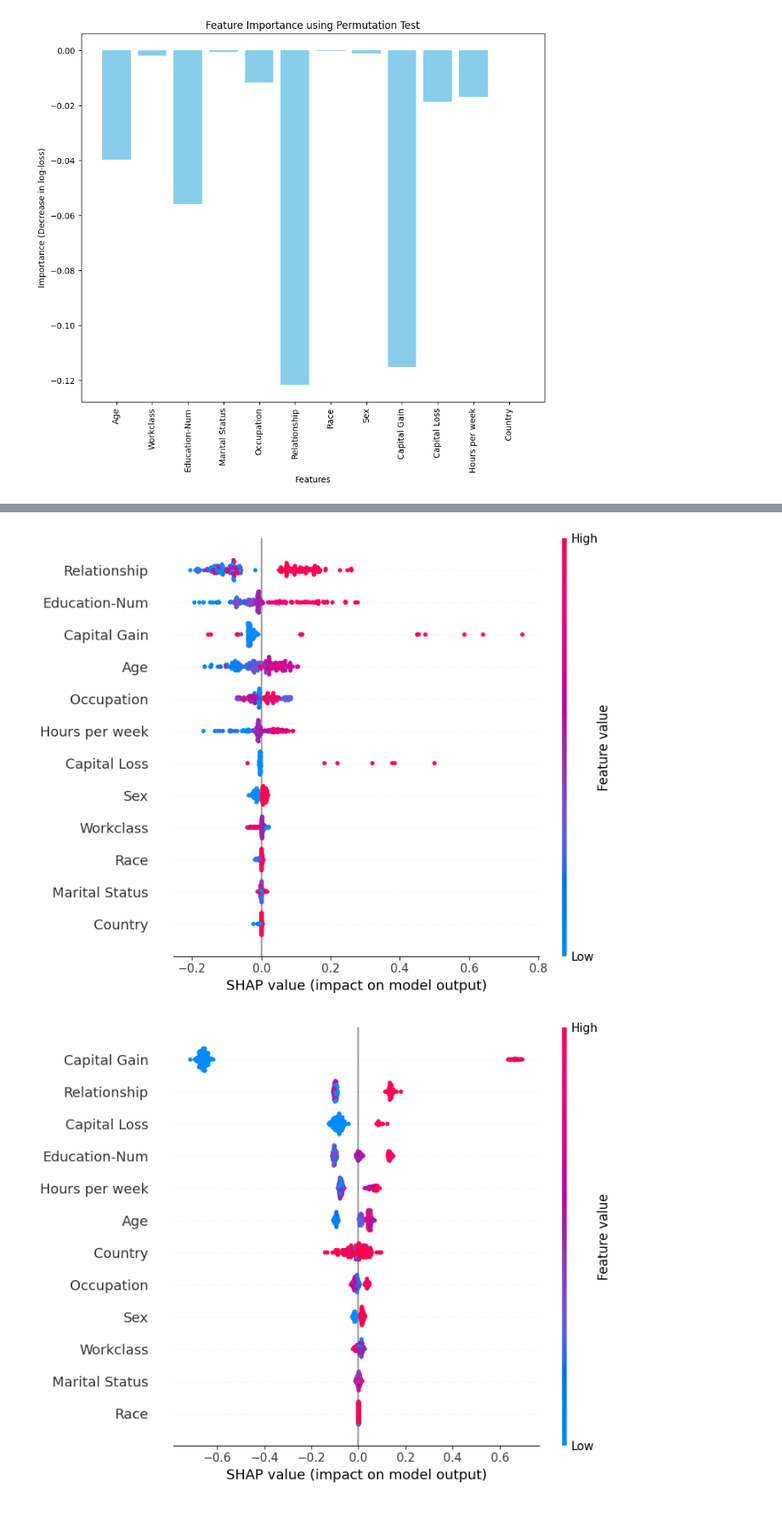
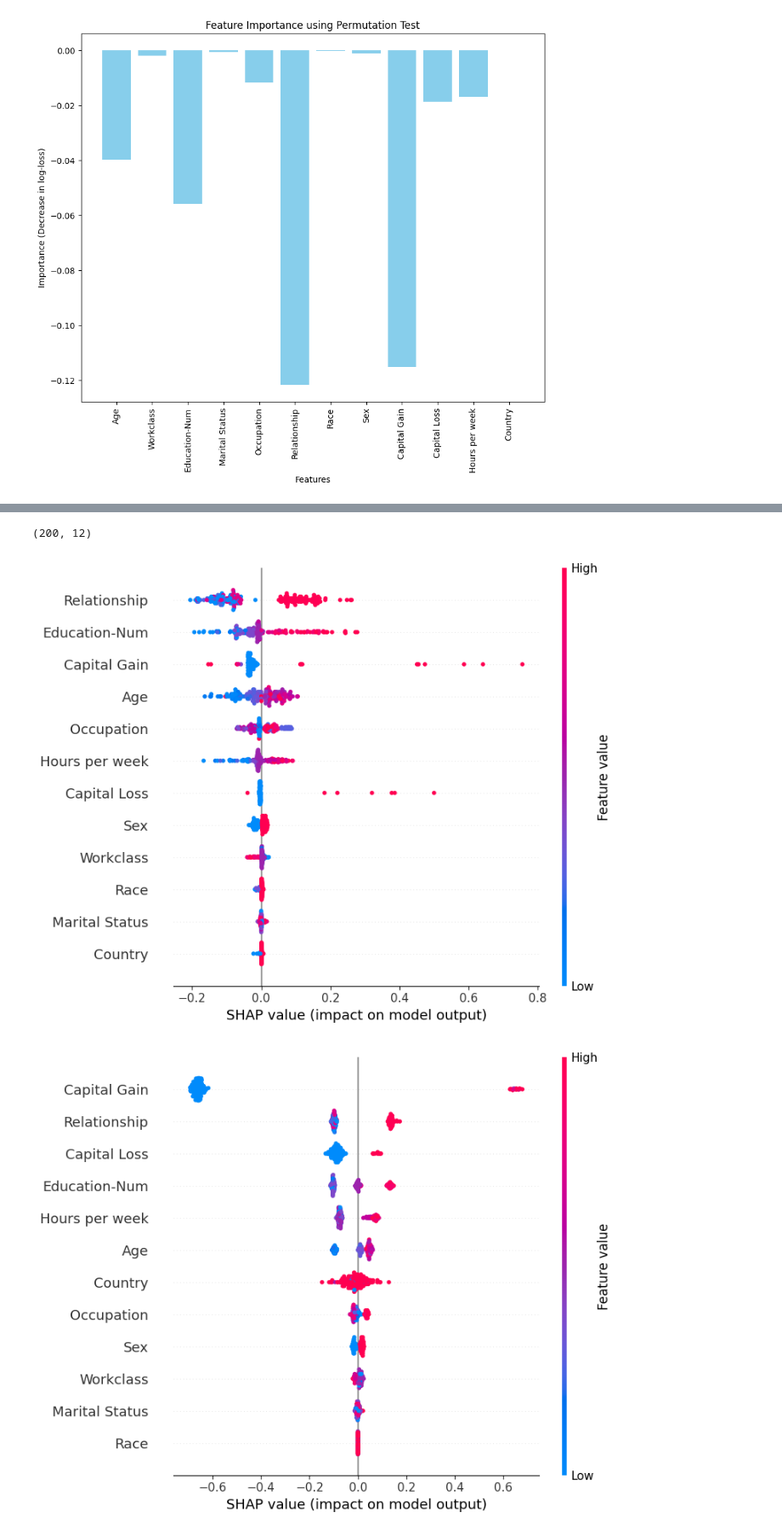
Before and after one commit to manya28/Explainable-AI, a Jupyter notebook: XAI 599 HW1.ipynb, the cells around one changed output, grey strips where cells are left out. Shown at 85% size. Cells and saved outputs as stored; diff of their text form; code cells hidden in the pictures.

```diff
--- a/XAI 599 HW1.ipynb
+++ b/XAI 599 HW1.ipynb
@@ -170,22 +170,27 @@ attributions_kernel = explainer_kernel.shap_values(explicands)
+# %%
+attributions_kernel.shape
+# type(attributions_kernel)
+# %% [output]
+(200, 12)
 # %%
-shap.summary_plot(attributions_kernel[:,:,1] , explicands)
+shap.summary_plot(attributions_kernel , explicands)
 # %% [output]
-[figure, old version]
+[figure, new version]
 # %%
-import lime.lime_tabular
-explainer = lime.lime_tabular.LimeTabularExplainer(X_train.values)
+from lime.lime_tabular import LimeTabularExplainer
+explainer_lime = LimeTabularExplainer(X_train.values, feature_names = X_display.columns)
 atts = []
-for explicand in explicands.values:
-    attr = explainer.explain_instance(explicand, clf.predict_proba,num_features=12).local_exp[1] # we get a list of tuples with feature index and feature contribution
-    attribution = sorted(attr, key = lambda x: x[0])
-    attribution = np.array([value[1] for value in attribution])
+for explicand in explicands.values: # since LIME runs per sample/explicand
+    attr = explainer_lime.explain_instance(explicand, clf.predict_proba, num_features=12).local_exp[1] # we get a list of tuples with feature index and feature contribution
+    attribution = sorted(attr, key = lambda x: x[0]) # sorting based on feature indices
+    attribution = np.array([value[1] for value in attribution]) #array of feature contributions
     atts.append(attribution)
 
 attributions = np.array(atts)
 shap.summary_plot(attributions,explicands)
 # Note : you must reshape the attribution and run e x p l a i n _ i n s t a n c e for every explicand
 # %% [output]
-[figure, old version]
+[figure, new version]
 # %%
 age_idx = list(X_display.columns).index('Age')
 hrs_idx = list(X_display.columns).index('Hours per week')
```
Also changed, not shown: parts of 16 cells of this notebook, 1 other file.
